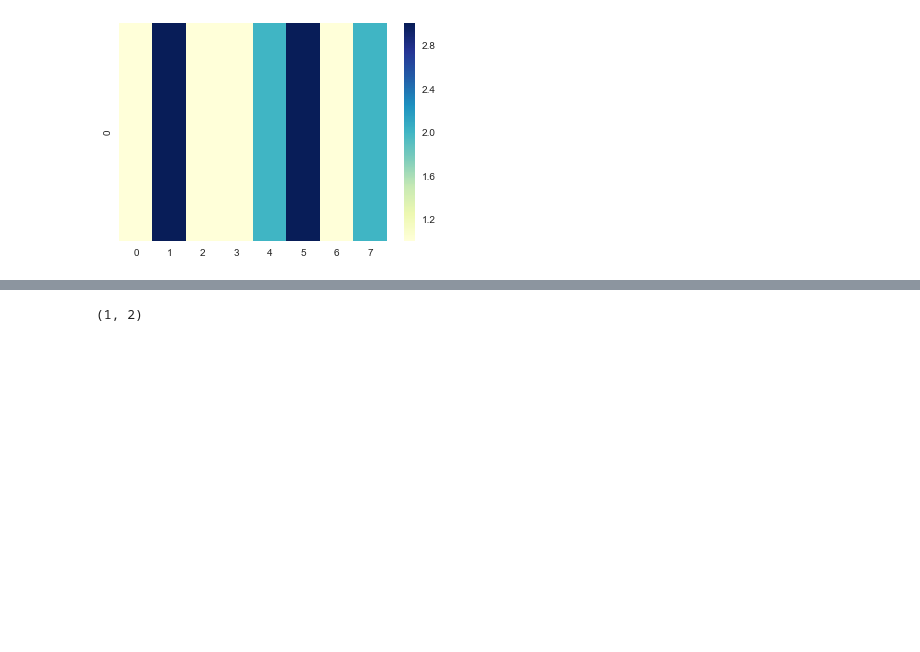
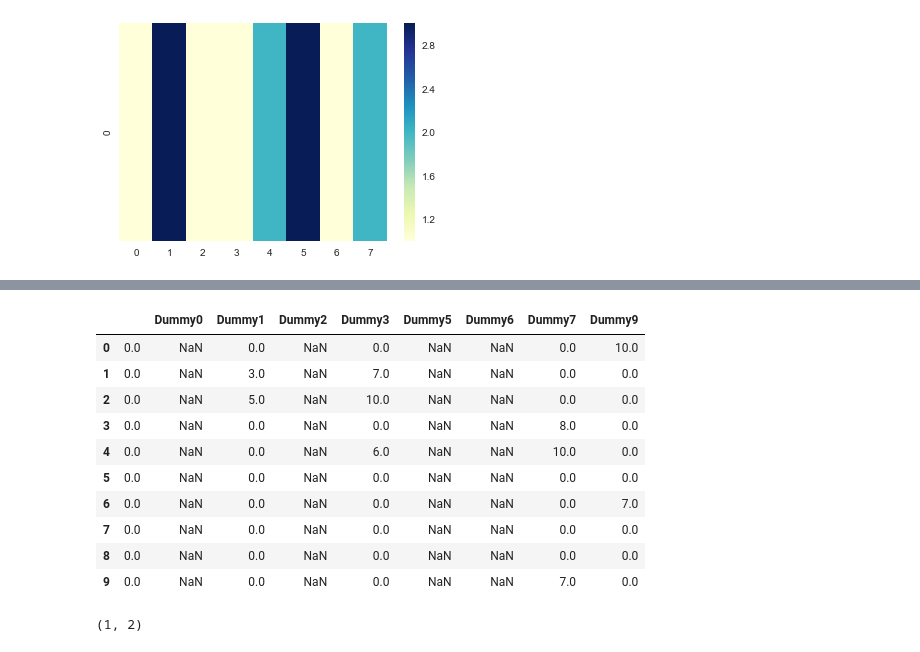
Before and after one commit to cgoudet/RoomOptimisation, a Jupyter notebook: RoomOptimisation.ipynb, the cells around one changed output, grey strips where cells are left out. Drawn from its saved outputs; the diff is of its cells as text; code cells hidden in the pictures; blank space fills up the shorter version.

```diff
--- a/RoomOptimisation.ipynb
+++ b/RoomOptimisation.ipynb
@@ -268,3 +300,17 @@ officeFilter
+# %%
+persoWish1+persoWish2
+# %% [output]
+|  |  | Dummy0 | Dummy1 | Dummy2 | Dummy3 | Dummy5 | Dummy6 | Dummy7 | Dummy9 |
+| 0 | 0.0 | NaN | 0.0 | NaN | 0.0 | NaN | NaN | 0.0 | 10.0 |
+| 1 | 0.0 | NaN | 3.0 | NaN | 7.0 | NaN | NaN | 0.0 | 0.0 |
+| 2 | 0.0 | NaN | 5.0 | NaN | 10.0 | NaN | NaN | 0.0 | 0.0 |
+| 3 | 0.0 | NaN | 0.0 | NaN | 0.0 | NaN | NaN | 8.0 | 0.0 |
+| 4 | 0.0 | NaN | 0.0 | NaN | 6.0 | NaN | NaN | 10.0 | 0.0 |
+| 5 | 0.0 | NaN | 0.0 | NaN | 0.0 | NaN | NaN | 0.0 | 0.0 |
+| 6 | 0.0 | NaN | 0.0 | NaN | 0.0 | NaN | NaN | 0.0 | 7.0 |
+| 7 | 0.0 | NaN | 0.0 | NaN | 0.0 | NaN | NaN | 0.0 | 0.0 |
+| 8 | 0.0 | NaN | 0.0 | NaN | 0.0 | NaN | NaN | 0.0 | 0.0 |
+| 9 | 0.0 | NaN | 0.0 | NaN | 0.0 | NaN | NaN | 7.0 | 0.0 |
 # %%
 from LibRoomOptimisation import GetPPBinSingleMatching
 def SetPPConstraint( model, wish, dispo, pulpMaxVars, pulpBinVars, K ) :
```
Also changed, not shown: parts of 6 cells of this notebook, 1 other file.
